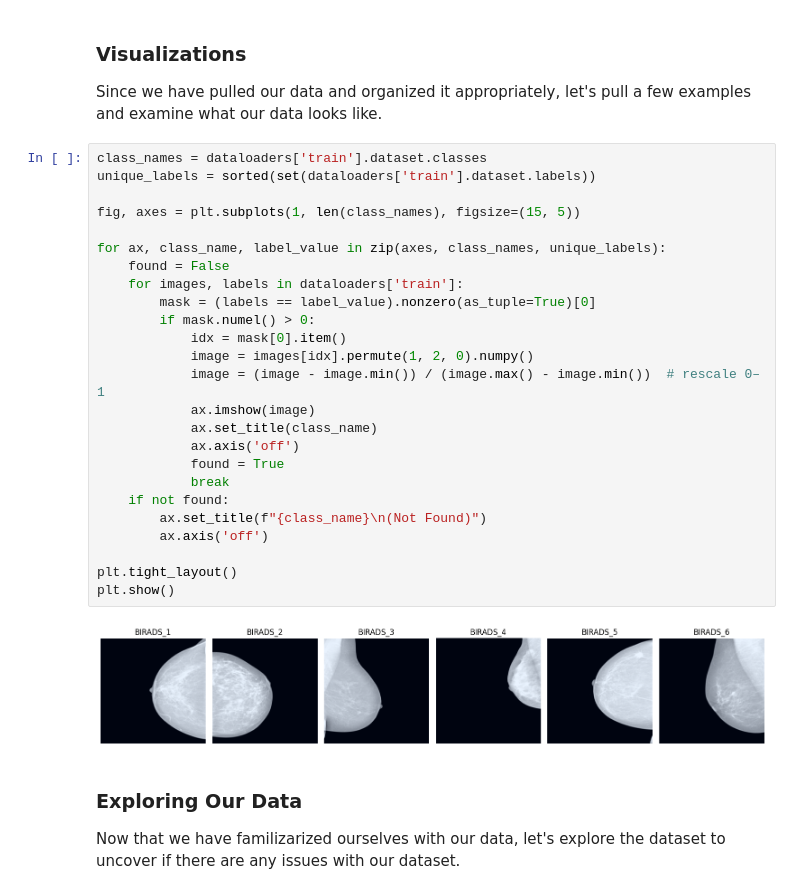
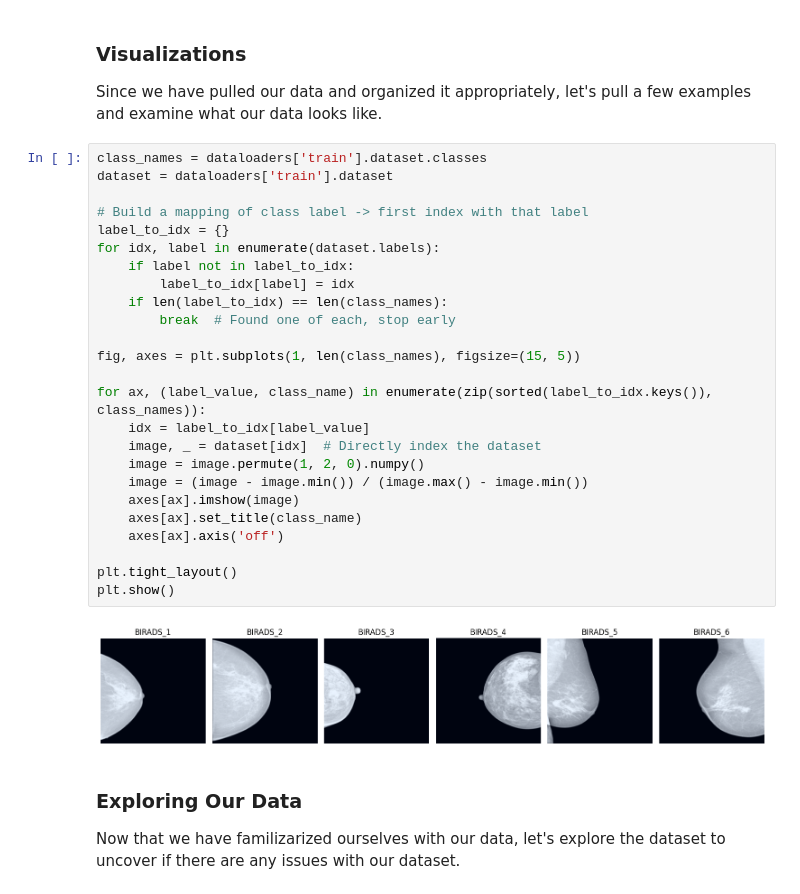
Before and after one commit to Thorpe7/Notebooks, a Jupyter notebook: Getting_Started__ML_Training/xnat_ml_training_demo_resnet_balanced.ipynb, the cells around one changed output. Cells and saved outputs as stored; diff of their text form.

```diff
--- a/Getting_Started__ML_Training/xnat_ml_training_demo_resnet_balanced.ipynb
+++ b/Getting_Started__ML_Training/xnat_ml_training_demo_resnet_balanced.ipynb
@@ -177,33 +196,33 @@ Unique train labels: [0, 1, 2, 3, 4, 5]
 # %% [markdown]
 ### Visualizations
 Since we have pulled our data and organized it appropriately, let's pull a few examples and examine what our data looks like.
-# %%
-class_names = dataloaders['train'].dataset.classes
-unique_labels = sorted(set(dataloaders['train'].dataset.labels))
-
-fig, axes = plt.subplots(1, len(class_names), figsize=(15, 5))
-
-for ax, class_name, label_value in zip(axes, class_names, unique_labels):
-    found = False
-    for images, labels in dataloaders['train']:
-        mask = (labels == label_value).nonzero(as_tuple=True)[0]
-        if mask.numel() > 0:
-            idx = mask[0].item()
-            image = images[idx].permute(1, 2, 0).numpy()
-            image = (image - image.min()) / (image.max() - image.min())  # rescale 0–1
-            ax.imshow(image)
-            ax.set_title(class_name)
-            ax.axis('off')
-            found = True
-            break
-    if not found:
-        ax.set_title(f"{class_name}\n(Not Found)")
-        ax.axis('off')
-
-plt.tight_layout()
-plt.show()
-# %% [output]
-[figure, removed]
+# %%
+class_names = dataloaders['train'].dataset.classes
+dataset = dataloaders['train'].dataset
+
+# Build a mapping of class label -> first index with that label
+label_to_idx = {}
+for idx, label in enumerate(dataset.labels):
+    if label not in label_to_idx:
+        label_to_idx[label] = idx
+    if len(label_to_idx) == len(class_names):
+        break  # Found one of each, stop early
+
+fig, axes = plt.subplots(1, len(class_names), figsize=(15, 5))
+
+for ax, (label_value, class_name) in enumerate(zip(sorted(label_to_idx.keys()), class_names)):
+    idx = label_to_idx[label_value]
+    image, _ = dataset[idx]  # Directly index the dataset
+    image = image.permute(1, 2, 0).numpy()
+    image = (image - image.min()) / (image.max() - image.min())
+    axes[ax].imshow(image)
+    axes[ax].set_title(class_name)
+    axes[ax].axis('off')
+
+plt.tight_layout()
+plt.show()
+# %% [output]
+[figure, added]
 # %% [markdown]
 ### Exploring Our Data
 
```
Also changed, not shown: parts of 13 cells of this notebook, 1 other file.
